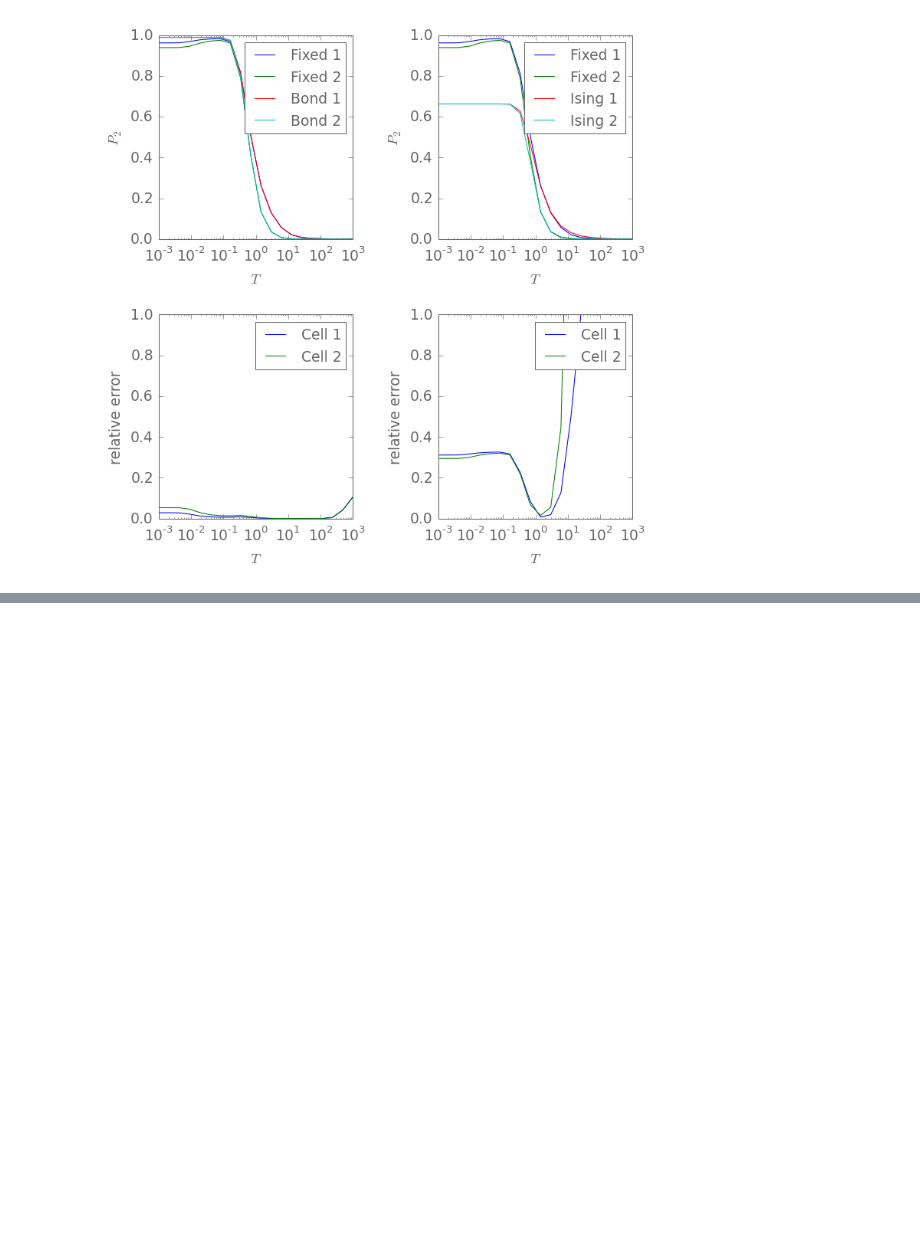
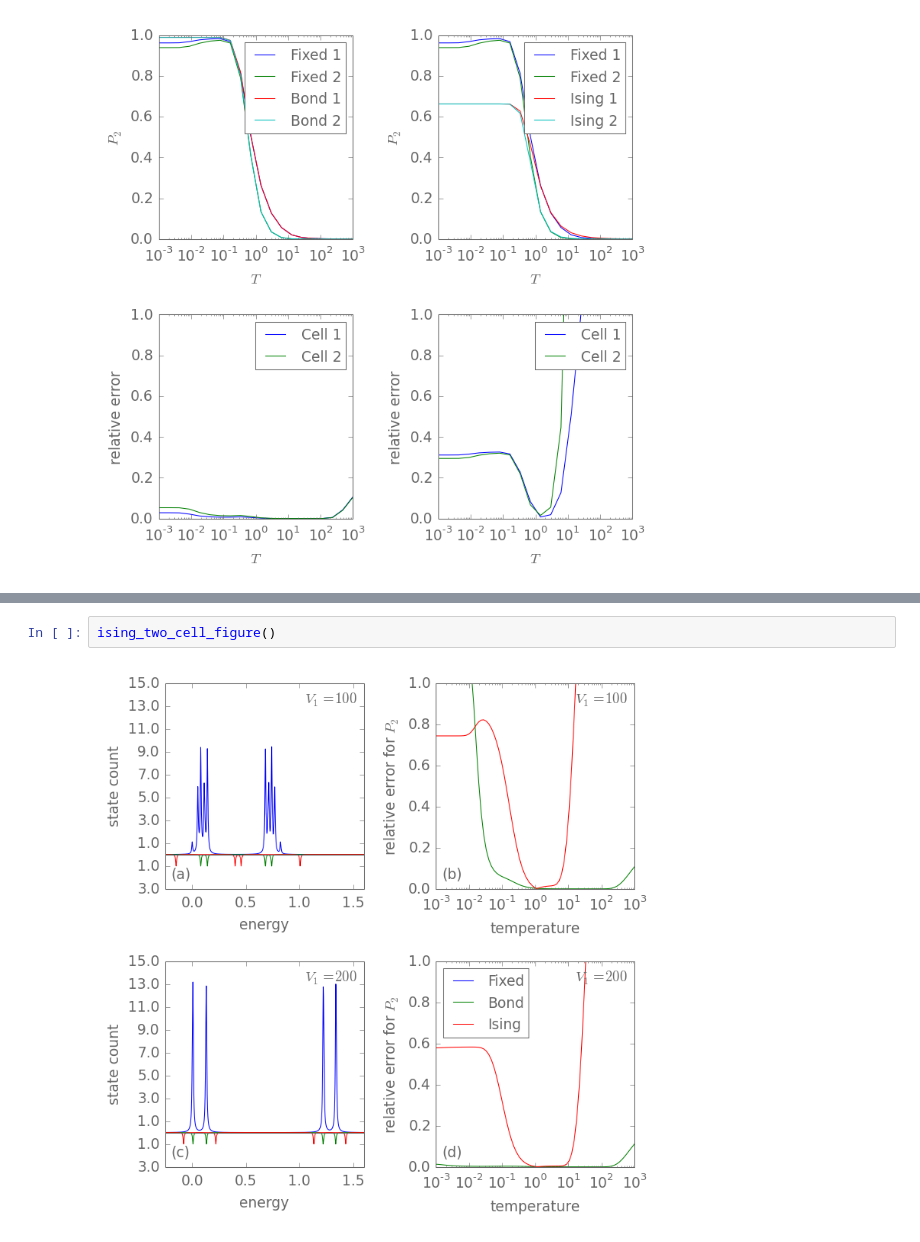
Before and after one commit to meznom/phd_thesis, a Jupyter notebook: notebooks/chapter02.ipynb, the cells around one changed output, grey strips where cells are left out. Drawn from its saved outputs; the diff is of its cells as text; blank space fills up the shorter version.

```diff
--- a/notebooks/chapter02.ipynb
+++ b/notebooks/chapter02.ipynb
@@ -610,0 +747,4 @@ display(PETplot(T,V1,boa,P_D))
+# %%
+ising_two_cell_figure()
+# %% [output]
+[figure, added]
```
Also changed, not shown: parts of 22 cells of this notebook, 11 other files.
